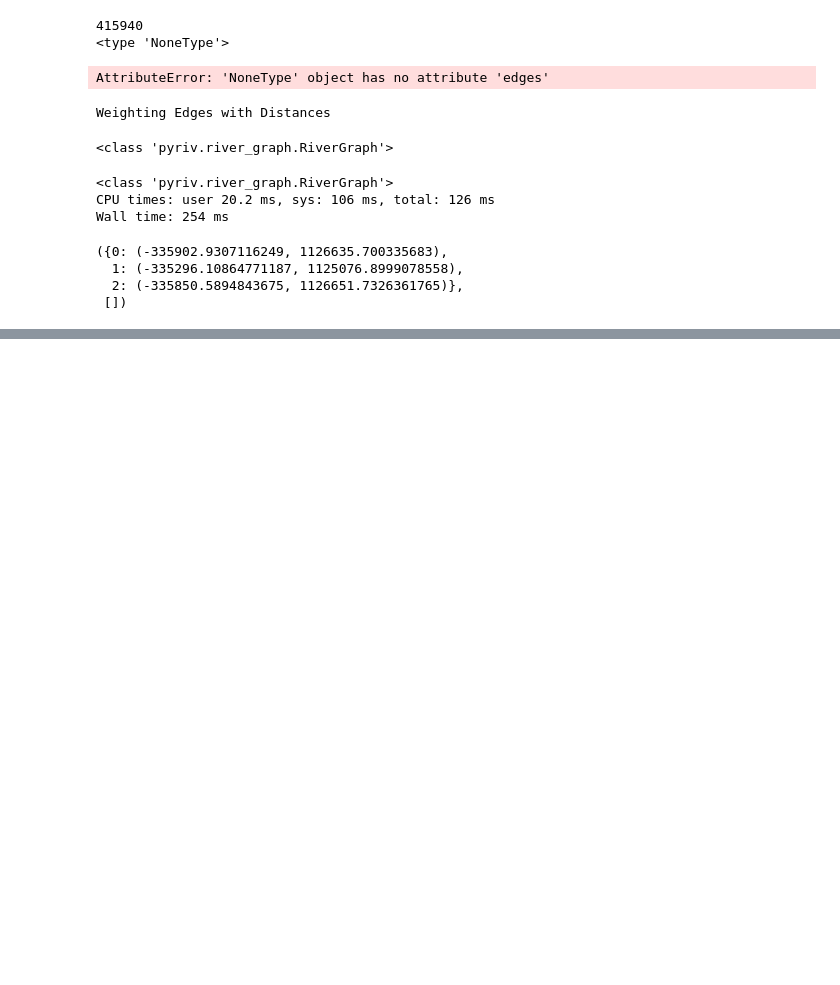
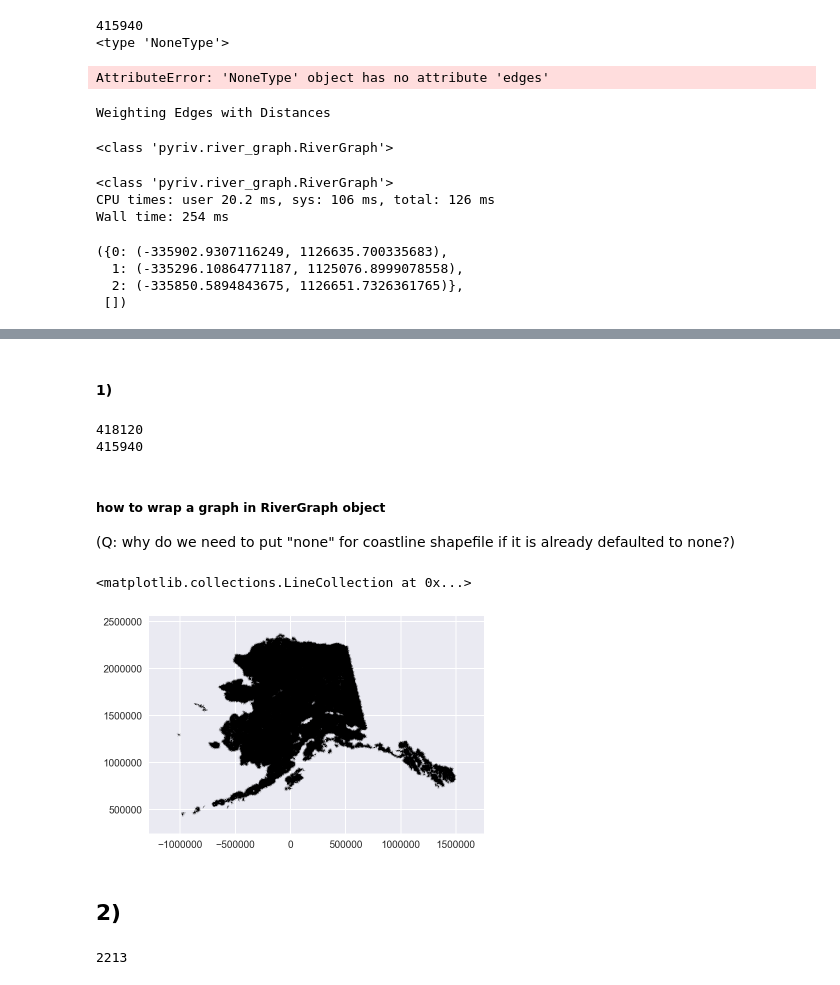
Before and after one commit to jkibele/pyriv, a Jupyter notebook: notebooks/dev/Experimental/ComplexNetworkTheory1.ipynb, the cells around one changed output, grey strips where cells are left out. Cells and saved outputs as stored; diff of their text form; code cells hidden in the pictures; blank space fills up the shorter version.

```diff
--- a/notebooks/dev/Experimental/ComplexNetworkTheory1.ipynb
+++ b/notebooks/dev/Experimental/ComplexNetworkTheory1.ipynb
@@ -166,0 +166,24 @@ allnodes_missingedges
+# %% [markdown]
+#### 1)
+# %%
+ak_undirected = ak.to_undirected()
+# %%
+print len(ak_undirected.nodes())
+print len(ak_undirected.edges())
+# %% [output]
+418120
+415940
+# %% [markdown]
+##### how to wrap a graph in RiverGraph object
+(Q: why do we need to put "none" for coastline shapefile if it is already defaulted to none?)
+# %%
+wrapper_ak = RiverGraph.RiverGraph(None, ak_undirected)
+#how to wrap a graph in RiverGraph object (Q: why do we need to put "none" for coastline shapefile if it is
+#already defaulted to none?)
+# %%
+wrapper_ak.plot()
+# %% [output]
+<matplotlib.collections.LineCollection at 0x...>
+[figure, added]
+# %% [markdown]
+## 2)
@@ -166,0 +192,4 @@ allnodes_missingedges
+# %%
+len(ak_subgraphs)
+# %% [output]
+2213
```
Also changed, not shown: parts of 14 cells of this notebook.
